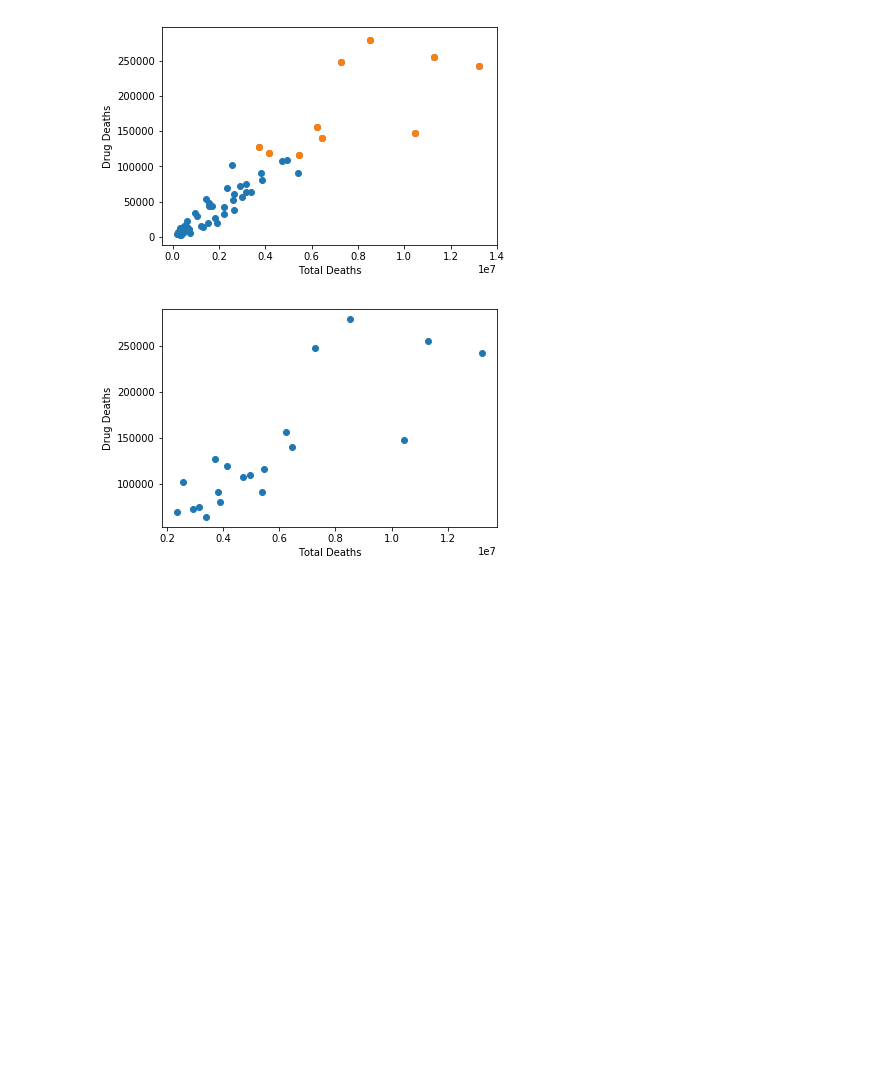
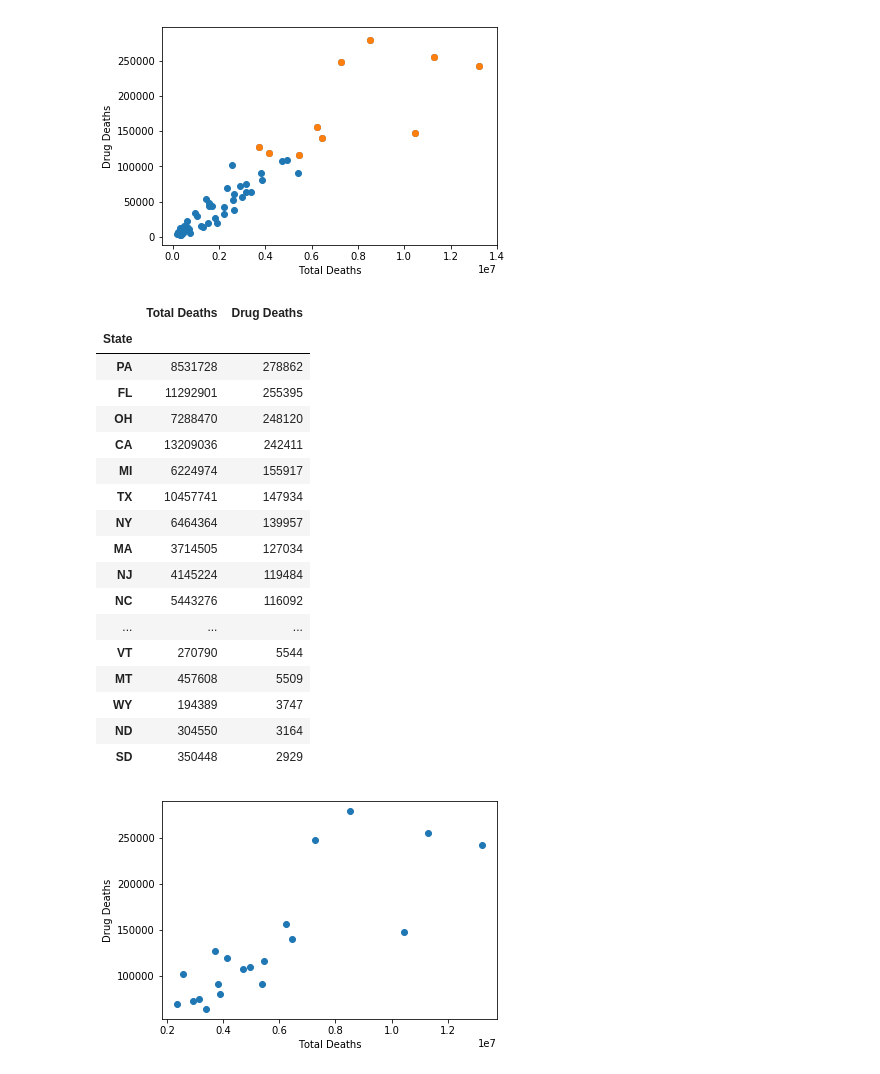
Before and after one commit to MTDahmer/Project1, a Jupyter notebook: notebooks/Mitchell.ipynb, the cells around one changed output. Cells and saved outputs as stored; diff of their text form; code cells hidden in the pictures; blank space fills up the shorter version.

```diff
--- a/notebooks/Mitchell.ipynb
+++ b/notebooks/Mitchell.ipynb
@@ -48,6 +44,27 @@ plt.scatter(grapher_10['Total Deaths'] , grapher_10['Drug Deaths'])
 plt.show()
 # %% [output]
 [figure]
+# %%
+grapher
+# %% [output]
+|  | Total Deaths | Drug Deaths |
+| State |  |  |
+| PA | 8531728 | 278862 |
+| FL | 11292901 | 255395 |
+| OH | 7288470 | 248120 |
+| CA | 13209036 | 242411 |
+| MI | 6224974 | 155917 |
+| TX | 10457741 | 147934 |
+| NY | 6464364 | 139957 |
+| MA | 3714505 | 127034 |
+| NJ | 4145224 | 119484 |
+| NC | 5443276 | 116092 |
+| ... | ... | ... |
+| VT | 270790 | 5544 |
+| MT | 457608 | 5509 |
+| WY | 194389 | 3747 |
+| ND | 304550 | 3164 |
+| SD | 350448 | 2929 |
 # %%
 #scatter plot of top 20 overdose deaths
 grapher_20 = grapher.head(20)
```
Also changed, not shown: parts of 5 cells of this notebook, 3 other files.
